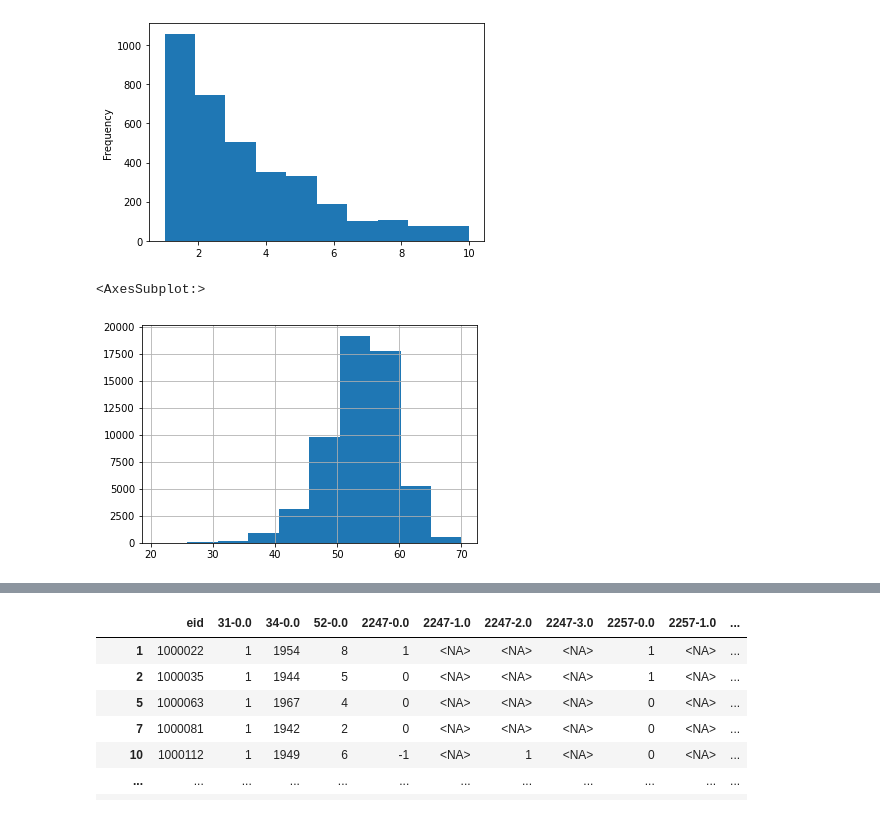
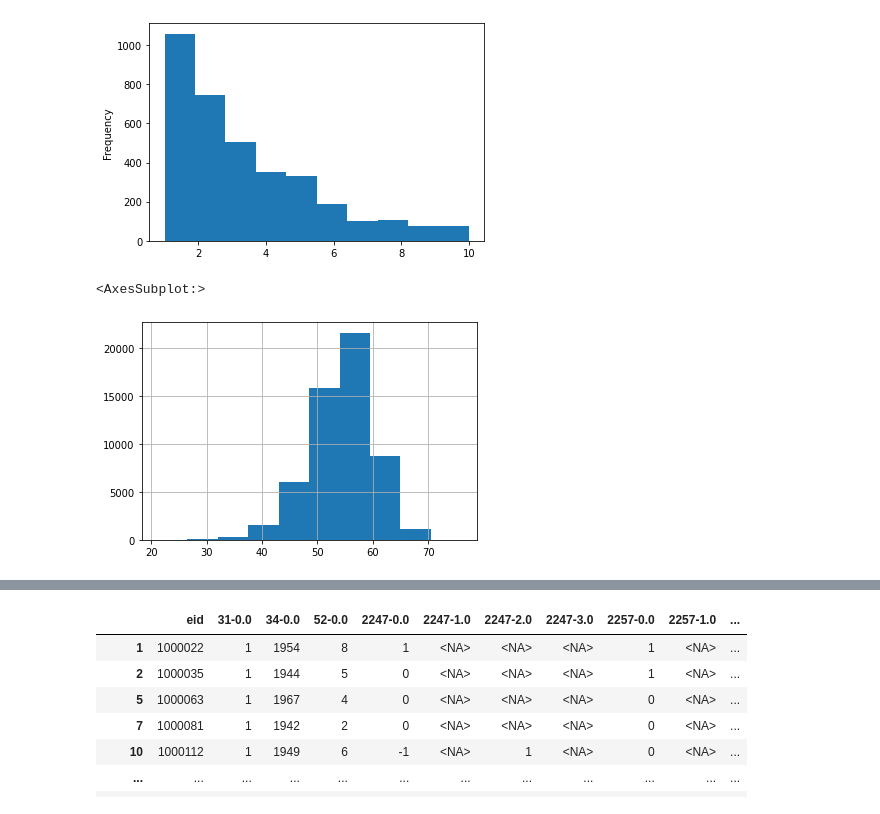
Before and after one commit to statgenetics/UKBB_GWAS_dev, a Jupyter notebook: workflow/051822_ARHI_sex_interaction.ipynb, the cells around one changed output, grey strips where cells are left out. Cells and saved outputs as stored; diff of their text form; code cells hidden in the pictures.

````diff
--- a/workflow/051822_ARHI_sex_interaction.ipynb
+++ b/workflow/051822_ARHI_sex_interaction.ipynb
@@ -2533,8 +2667,6 @@ filtered.shape
 # %%
 def find_ever_HRT(row):
-    if len(row.dropna().unique()) ==1:
-        return row.dropna().to_list()[-1]
-    return pd.NA
-filtered["2814"] = filtered[ever_HRT].apply(find_ever_HRT, axis=1)
-filtered["2814"].value_counts(dropna=False)
+    return row.dropna()[-1]
+HRT["2814"] = HRT[ever_HRT].apply(find_ever_HRT, axis=1)
+HRT["2814"].value_counts(dropna=False)
 # %% [output]
@@ -2566,14 +2722,14 @@ Coding 100291 defines 2 special values:
 -3 represents "Prefer not to answer"
 ```
 # %%
-ever_HRT = filtered[filtered["2814"] ==1]
+HRT = HRT[HRT["2814"] ==1]
 def find_exclusion_age_started_HRT(row):
     if len(row.dropna().to_list()) ==0:
         return True
     if (-1 in row.to_list()) or (-3 in row.to_list()):
         return True
     return False
-exclusion = ever_HRT[age_started_HRT].apply(find_exclusion_age_started_HRT, axis=1)
-ever_HRT = ever_HRT[~exclusion]
-ever_HRT.shape
+exclusion = HRT[age_started_HRT].apply(find_exclusion_age_started_HRT, axis=1)
+HRT = HRT[~exclusion]
+HRT.shape
 # %% [output]
@@ -2621,10 +2775,10 @@ def find_age_started_HRT(row):
     if len(row.dropna().unique()) ==1:
         return row.dropna().unique()[0]
     elif len(row.dropna().unique()) >1:
-        if (max(row.dropna().to_list())-min(row.dropna().to_list()))<=3:
+        if (max(row.dropna().to_list())-min(row.dropna().to_list()))<=2:
             return (max(row.dropna().to_list())+min(row.dropna().to_list()))/2
     return pd.NA
-ever_HRT["3536"] = ever_HRT[age_started_HRT].apply(find_age_started_HRT, axis=1)
-ever_HRT["3536"].hist()
+HRT["3536"] = HRT[age_started_HRT].apply(find_age_started_HRT, axis=1)
+HRT["3536"].hist()
 # %% [output]
 <AxesSubplot:>
@@ -2654,13 +2841,14 @@ Coding 100598 defines 3 special values:
 -3 represents "Prefer not to answer"
 ```
 # %%
+HRT = HRT[HRT["2814"] ==1]
 def find_exclusion_age_last_HRT(row):
     if len(row.dropna().to_list()) ==0:
         return True
     if (-1 in row.to_list()) or (-3 in row.to_list()) or (-11 in row.to_list()):
         return True
     return False
-exclusion = ever_HRT[age_last_HRT].apply(find_exclusion_age_last_HRT, axis=1)
-ever_HRT = ever_HRT[~exclusion]
-ever_HRT.shape
+exclusion = HRT[age_last_HRT].apply(find_exclusion_age_last_HRT, axis=1)
+HRT = HRT[~exclusion]
+HRT.shape
 # %% [output]
@@ -2706,13 +2892,13 @@ Tolerate maximum 3 year gap. For those have gaps in age, take the average betwee
 # %%
 def find_age_last_HRT(row):
     if len(row.dropna().unique()) ==1:
         return row.dropna().unique()[0]
     elif len(row.dropna().unique()) >1:
-        if (max(row.dropna().to_list())-min(row.dropna().to_list()))<=3:
+        if (max(row.dropna().to_list())-min(row.dropna().to_list()))<=2:
             return (max(row.dropna().to_list())+min(row.dropna().to_list()))/2
     return pd.NA
-ever_HRT["3546"] = ever_HRT[age_last_HRT].apply(find_age_last_HRT, axis=1)
-ever_HRT["3546"].hist()
+HRT["3546"] = HRT[age_last_HRT].apply(find_age_last_HRT, axis=1)
+HRT["3546"].hist()
 # %% [output]
 <AxesSubplot:>
-[figure, old version]
+[figure, new version]
````
Also changed, not shown: parts of 46 cells of this notebook.
